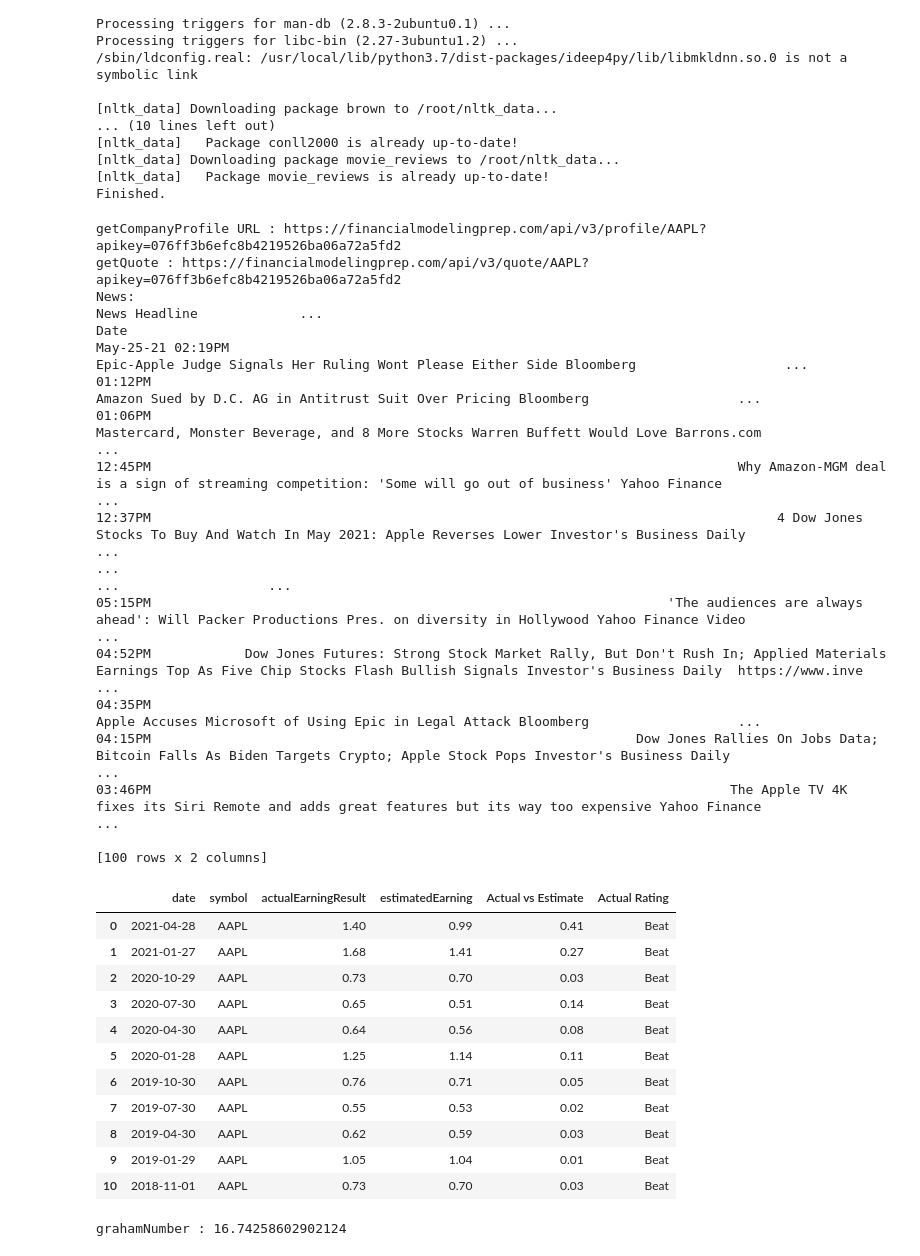
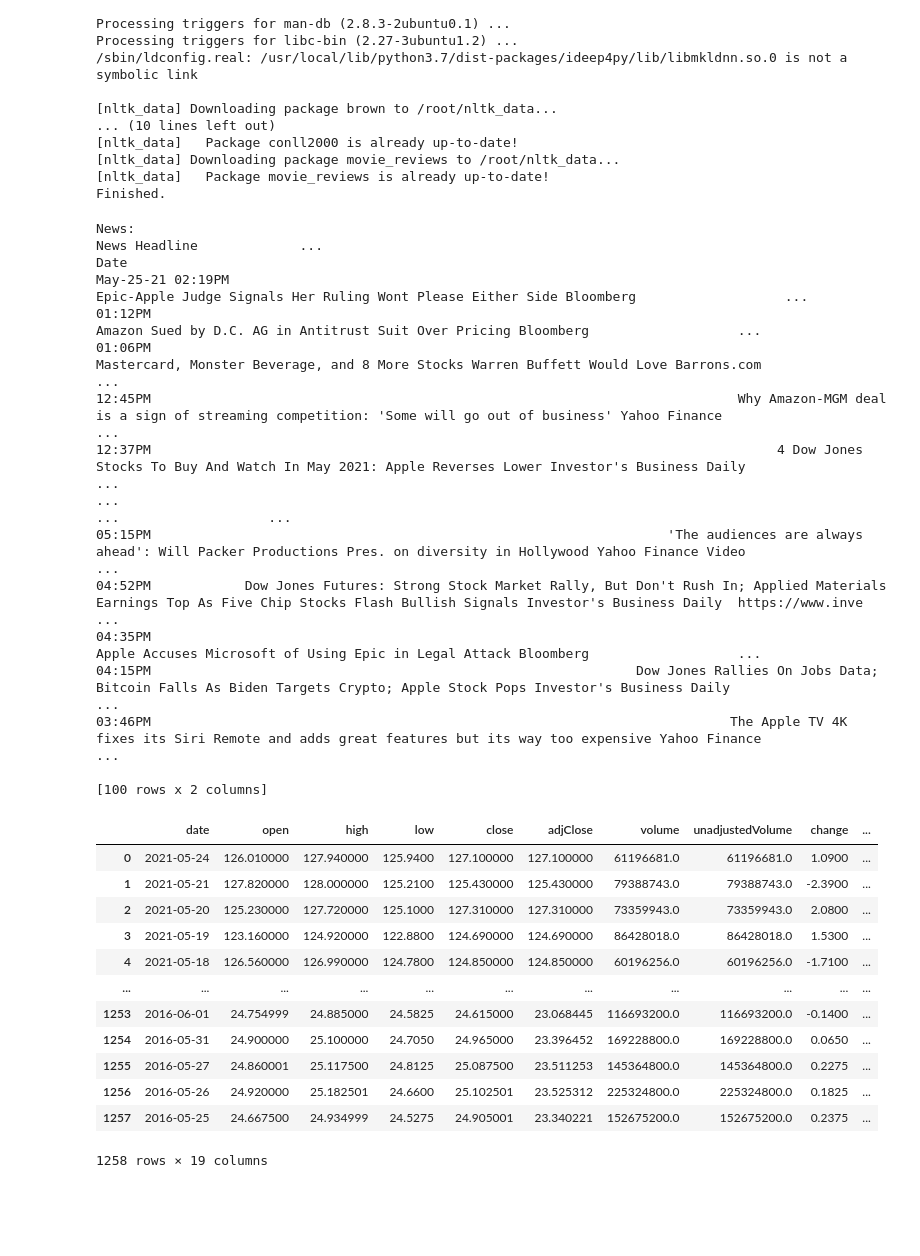
Before and after one commit to case485/StockScreenWithSentiment, a Jupyter notebook: StockScreenerWithSentiment.ipynb, the cells around one changed output. Cells and saved outputs as stored; diff of their text form; code cells hidden in the pictures; blank space fills up the shorter version.

```diff
--- a/StockScreenerWithSentiment.ipynb
+++ b/StockScreenerWithSentiment.ipynb
@@ -252,52 +251,50 @@ ticker = "AAPL"
 # %%
 stock = Stock(ticker)
 stock.getCompanyProfile()
 stock.getQuote()
 stock.getSectorPerformace()
 stock.get_finvizNews()
 stock.getGrowthStats()
 stock.getHistoricalStockPrices()
-# stock.stockPricesHistory['SMA(5)'] = stock.stockPricesHistory.adjClose.rolling(5).mean()
-# stock.stockPricesHistory['SMA(20)'] = stock.stockPricesHistory.adjClose.rolling(20).mean()
-# stock.stockPricesHistory['RSI'] = talib.RSI(stock.stockPricesHistory.adjClose, timeperiod=14)
-# stock.stockPricesHistory['StochRSIIndicator'] = talib.RSI(stock.stockPricesHistory.adjClose, timeperiod=14)
-# stock.stockPricesHistory['ROC'] = talib.ROC(stock.stockPricesHistory.adjClose, 10)
-# stock.stockPricesHistory['KAMA'] = talib.KAMA(stock.stockPricesHistory.adjClose,timeperiod=15)
-# display(stock.stockPricesHistory)
+stock.stockPricesHistory['SMA(5)'] = stock.stockPricesHistory.adjClose.rolling(5).mean()
+stock.stockPricesHistory['SMA(20)'] = stock.stockPricesHistory.adjClose.rolling(20).mean()
+stock.stockPricesHistory['RSI'] = talib.RSI(stock.stockPricesHistory.adjClose, timeperiod=14)
+stock.stockPricesHistory['StochRSIIndicator'] = talib.RSI(stock.stockPricesHistory.adjClose, timeperiod=14)
+stock.stockPricesHistory['ROC'] = talib.ROC(stock.stockPricesHistory.adjClose, 10)
+stock.stockPricesHistory['KAMA'] = talib.KAMA(stock.stockPricesHistory.adjClose,timeperiod=15)
+display(stock.stockPricesHistory)
 stock.getEarningsSurprises()
 stock.getAnnualKeyMetrics()
 stock.printCompanyStats()
 stock.getCompanyRatings()
 stock.getFScoreValinvest()
 stock.getFmpNews()
 # %% [output]
-getCompanyProfile URL : https://financialmodelingprep.com/api/v3/profile/AAPL?apikey=076ff3b6efc8b4219526ba06a72a5fd2
-getQuote : https://financialmodelingprep.com/api/v3/quote/AAPL?apikey=076ff3b6efc8b4219526ba06a72a5fd2
 News:                                                                                                                                                                          News Headline             ...
 Date
 May-25-21 02:19PM                                                                                                Epic-Apple Judge Signals Her Ruling Wont Please Either Side Bloomberg                   ...
 01:12PM                                                                                                                Amazon Sued by D.C. AG in Antitrust Suit Over Pricing Bloomberg                   ...
 01:06PM                                                                                          Mastercard, Monster Beverage, and 8 More Stocks Warren Buffett Would Love Barrons.com                   ...
 12:45PM                                                                           Why Amazon-MGM deal is a sign of streaming competition: 'Some will go out of business' Yahoo Finance                   ...
 12:37PM                                                                                4 Dow Jones Stocks To Buy And Watch In May 2021: Apple Reverses Lower Investor's Business Daily                   ...
 ...                                                                                                                                                                                ...                   ...
 05:15PM                                                                  'The audiences are always ahead': Will Packer Productions Pres. on diversity in Hollywood Yahoo Finance Video                   ...
 04:52PM            Dow Jones Futures: Strong Stock Market Rally, But Don't Rush In; Applied Materials Earnings Top As Five Chip Stocks Flash Bullish Signals Investor's Business Daily  https://www.inve ...
 04:35PM                                                                                                                Apple Accuses Microsoft of Using Epic in Legal Attack Bloomberg                   ...
 04:15PM                                                              Dow Jones Rallies On Jobs Data; Bitcoin Falls As Biden Targets Crypto; Apple Stock Pops Investor's Business Daily                   ...
 03:46PM                                                                          The Apple TV 4K fixes its Siri Remote and adds great features but its way too expensive Yahoo Finance                   ...
 
 [100 rows x 2 columns]
-|  | date | symbol | actualEarningResult | estimatedEarning | Actual vs Estimate | Actual Rating |
-| 0 | 2021-04-28 | AAPL | 1.40 | 0.99 | 0.41 | Beat |
-| 1 | 2021-01-27 | AAPL | 1.68 | 1.41 | 0.27 | Beat |
-| 2 | 2020-10-29 | AAPL | 0.73 | 0.70 | 0.03 | Beat |
-| 3 | 2020-07-30 | AAPL | 0.65 | 0.51 | 0.14 | Beat |
-| 4 | 2020-04-30 | AAPL | 0.64 | 0.56 | 0.08 | Beat |
-| 5 | 2020-01-28 | AAPL | 1.25 | 1.14 | 0.11 | Beat |
-| 6 | 2019-10-30 | AAPL | 0.76 | 0.71 | 0.05 | Beat |
-| 7 | 2019-07-30 | AAPL | 0.55 | 0.53 | 0.02 | Beat |
-| 8 | 2019-04-30 | AAPL | 0.62 | 0.59 | 0.03 | Beat |
-| 9 | 2019-01-29 | AAPL | 1.05 | 1.04 | 0.01 | Beat |
-| 10 | 2018-11-01 | AAPL | 0.73 | 0.70 | 0.03 | Beat |
+|  | date | open | high | low | close | adjClose | volume | unadjustedVolume | change | ... |
+| 0 | 2021-05-24 | 126.010000 | 127.940000 | 125.9400 | 127.100000 | 127.100000 | 61196681.0 | 61196681.0 | 1.0900 | ... |
+| 1 | 2021-05-21 | 127.820000 | 128.000000 | 125.2100 | 125.430000 | 125.430000 | 79388743.0 | 79388743.0 | -2.3900 | ... |
+| 2 | 2021-05-20 | 125.230000 | 127.720000 | 125.1000 | 127.310000 | 127.310000 | 73359943.0 | 73359943.0 | 2.0800 | ... |
+| 3 | 2021-05-19 | 123.160000 | 124.920000 | 122.8800 | 124.690000 | 124.690000 | 86428018.0 | 86428018.0 | 1.5300 | ... |
+| 4 | 2021-05-18 | 126.560000 | 126.990000 | 124.7800 | 124.850000 | 124.850000 | 60196256.0 | 60196256.0 | -1.7100 | ... |
+| ... | ... | ... | ... | ... | ... | ... | ... | ... | ... | ... |
+| 1253 | 2016-06-01 | 24.754999 | 24.885000 | 24.5825 | 24.615000 | 23.068445 | 116693200.0 | 116693200.0 | -0.1400 | ... |
+| 1254 | 2016-05-31 | 24.900000 | 25.100000 | 24.7050 | 24.965000 | 23.396452 | 169228800.0 | 169228800.0 | 0.0650 | ... |
+| 1255 | 2016-05-27 | 24.860001 | 25.117500 | 24.8125 | 25.087500 | 23.511253 | 145364800.0 | 145364800.0 | 0.2275 | ... |
+| 1256 | 2016-05-26 | 24.920000 | 25.182501 | 24.6600 | 25.102501 | 23.525312 | 225324800.0 | 225324800.0 | 0.1825 | ... |
+| 1257 | 2016-05-25 | 24.667500 | 24.934999 | 24.5275 | 24.905001 | 23.340221 | 152675200.0 | 152675200.0 | 0.2375 | ... |
-grahamNumber : 16.74258602902124
+1258 rows × 19 columns
```
Also changed, not shown: parts of 4 cells of this notebook.
